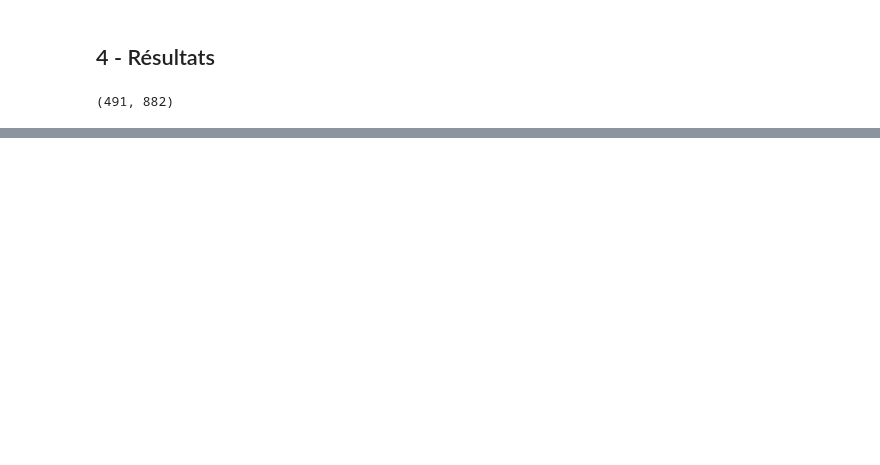
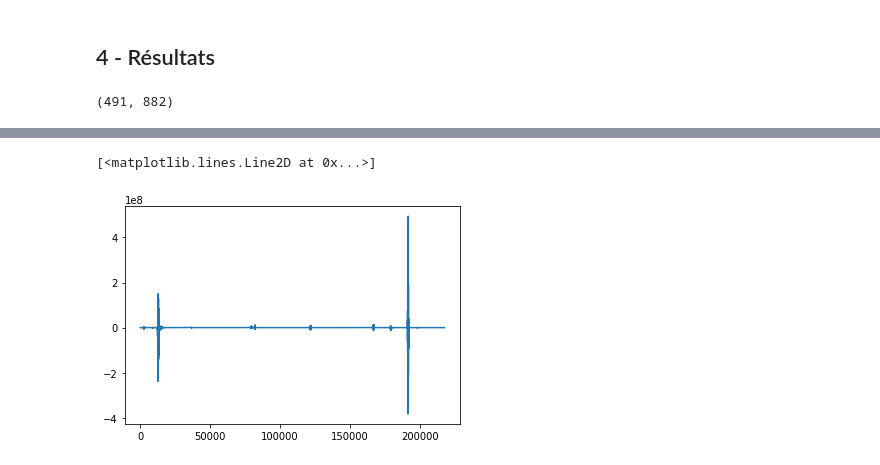
Before and after one commit to Intelligent-Systems-MSc/audio-project-trinome8-toolbox-1-1, a Jupyter notebook: Notebook_projet_Son_Talkbox.ipynb, the cells around one changed output, grey strips where cells are left out. Drawn from its saved outputs; the diff is of its cells as text; code cells hidden in the pictures; blank space fills up the shorter version.

```diff
--- a/Notebook_projet_Son_Talkbox.ipynb
+++ b/Notebook_projet_Son_Talkbox.ipynb
@@ -288,13 +356,16 @@ music_trame.shape
 (491, 882)
 # %%
 # Convolution
-signal_filtre2 = conv2(music_trame, 1000*ak)
+signal_filtre2 = conv2(music_trame, ak)
 
 # Reconstruction du signal
 x_vect2 = reconstruct_signal(signal_filtre2, Nwin, Nhop)
 display(Audio(x_vect2, rate=Fe2))
+plt.plot(x_vect2)
 # %% [output]
 [interactive output not drawn]
+[<matplotlib.lines.Line2D at 0x...>]
+[figure, added]
 # %%
 def plot(signal,Fe = 44100, nfft=1024):
   plt.figure(figsize=(10,10))
```
Also changed, not shown: parts of 16 cells of this notebook, 1 other file.
